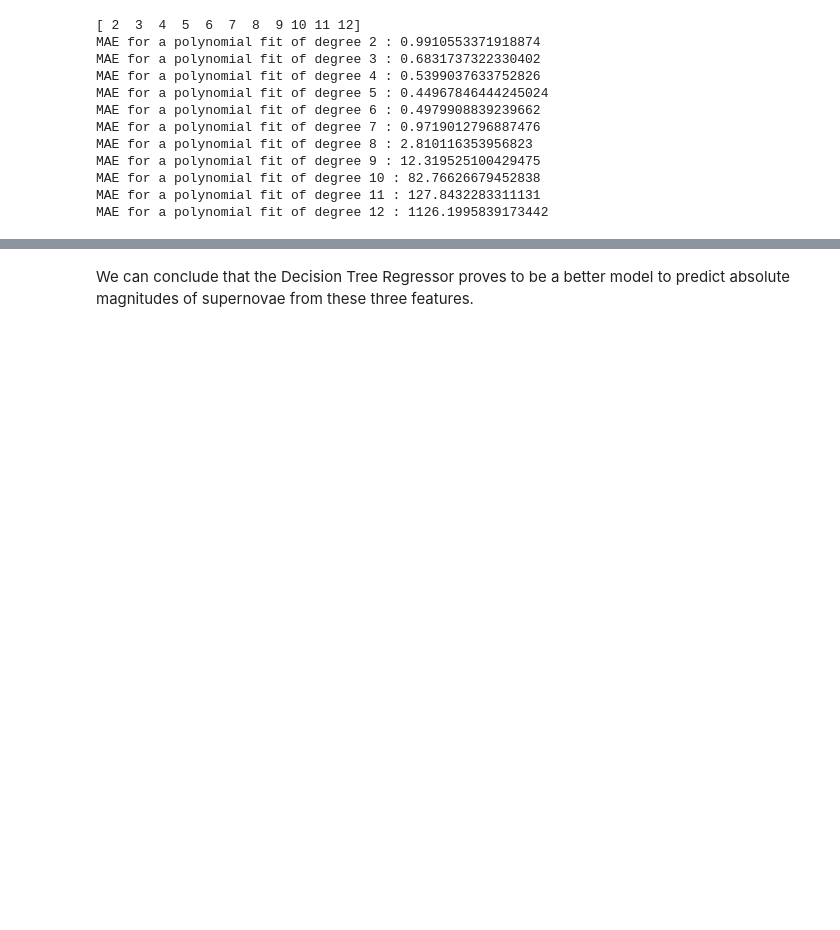
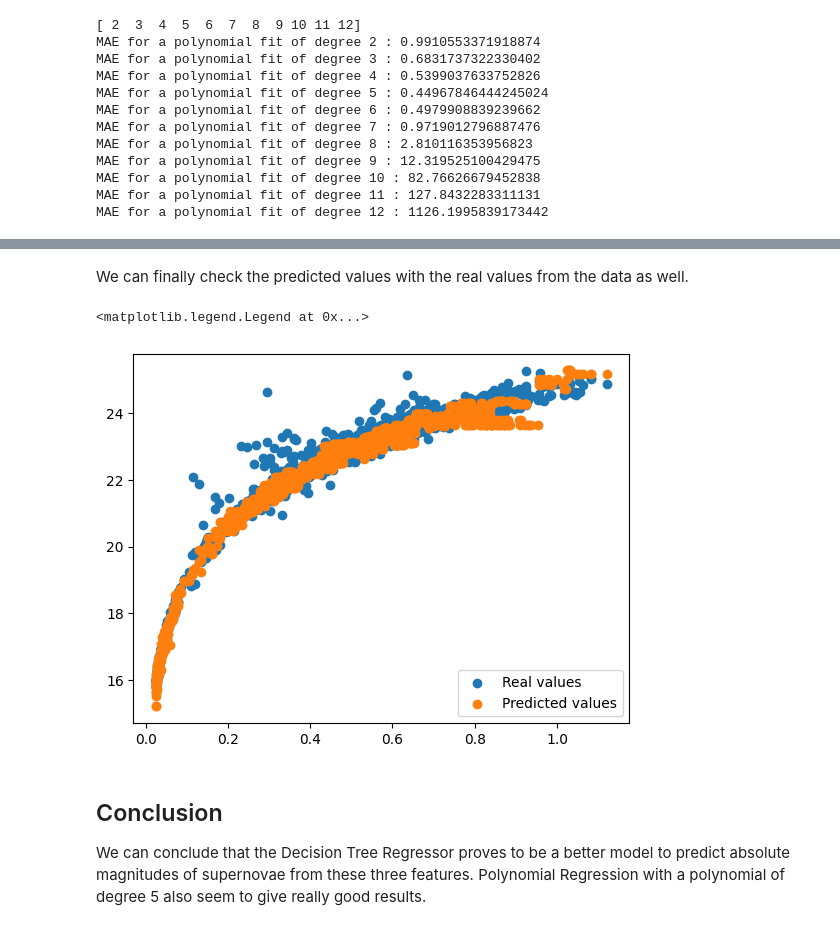
Before and after one commit to sreerag03a/pantheonplus-regression, a Jupyter notebook: notebooks/1_model_baseline.ipynb, the cells around one changed output, grey strips where cells are left out. Cells and saved outputs as stored; diff of their text form; code cells hidden in the pictures; blank space fills up the shorter version.

```diff
--- a/notebooks/1_model_baseline.ipynb
+++ b/notebooks/1_model_baseline.ipynb
@@ -126,2 +142,13 @@ MAE for polynomial fit of degree 12 with test data : 190.8151573110611
+# %% [markdown]
+We can finally check the predicted values with the real values from the data as well.
+# %%
+plt.scatter(X_test['zHD'],y_test, label = 'Real values')
+plt.scatter(X_test['zHD'],y_pred_decTree2, label = 'Predicted values')
+plt.legend()
+# %% [output]
+<matplotlib.legend.Legend at 0x...>
+[figure, added]
 # %% [markdown]
-We can conclude that the Decision Tree Regressor proves to be a better model to predict absolute magnitudes of supernovae from these three features.
+## Conclusion
+
+We can conclude that the Decision Tree Regressor proves to be a better model to predict absolute magnitudes of supernovae from these three features. Polynomial Regression with a polynomial of degree 5 also seem to give really good results.
```
Also changed, not shown: parts of 7 cells of this notebook, 4 other files.
